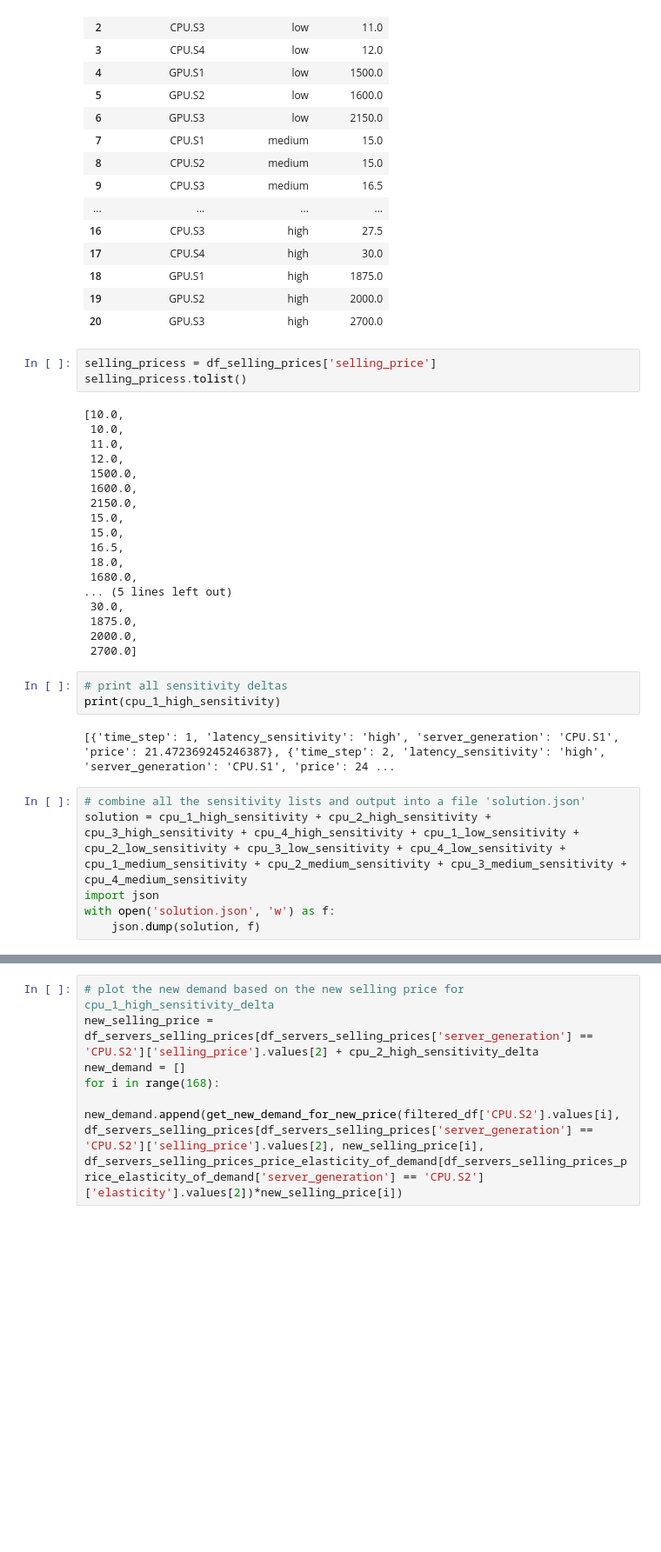
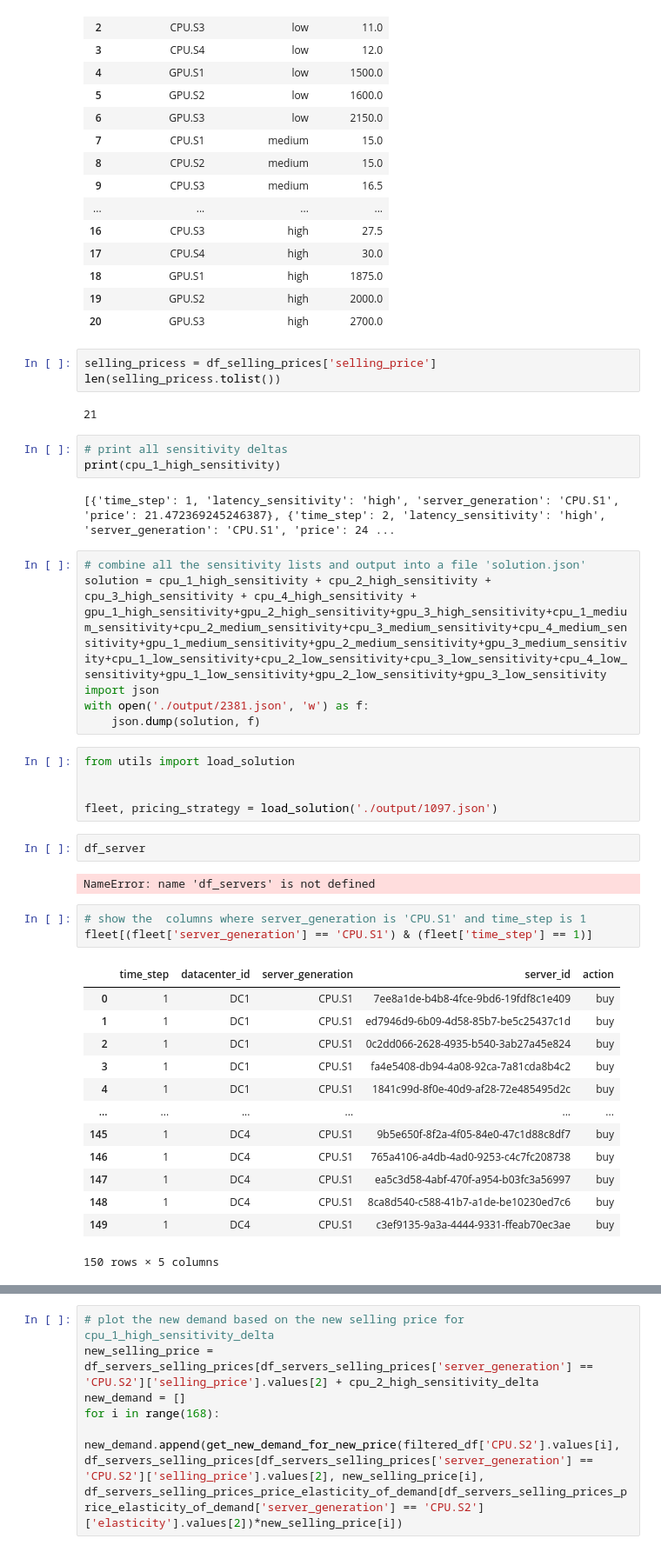
Before and after one commit to wowthecoder/HuaweiTechArena, a Jupyter notebook: experiment.ipynb, the cells around one changed output, grey strips where cells are left out. Shown at 87% size. Saved outputs shown, nothing was run; the diff lists cells and outputs as text; blank space fills up the shorter version.

Commit message:
changed pricing: newest version in 1097.json; tweaked simulated annealing strategy a little (forgot how)

```diff
--- a/experiment.ipynb
+++ b/experiment.ipynb
@@ -453,25 +516,9 @@ df_selling_prices
 | 20 | GPU.S3 | high | 2700.0 |
 # %%
 selling_pricess = df_selling_prices['selling_price']
-selling_pricess.tolist()
+len(selling_pricess.tolist())
 # %% [output]
-[10.0,
- 10.0,
- 11.0,
- 12.0,
- 1500.0,
- 1600.0,
- 2150.0,
- 15.0,
- 15.0,
- 16.5,
- 18.0,
- 1680.0,
-... (5 lines left out)
- 30.0,
- 1875.0,
- 2000.0,
- 2700.0]
+21
 # %%
 # print all sensitivity deltas
 print(cpu_1_high_sensitivity)
@@ -479,7 +526,33 @@ print(cpu_1_high_sensitivity)
 [{'time_step': 1, 'latency_sensitivity': 'high', 'server_generation': 'CPU.S1', 'price': 21.472369245246387}, {'time_step': 2, 'latency_sensitivity': 'high', 'server_generation': 'CPU.S1', 'price': 24 ...
 # %%
 # combine all the sensitivity lists and output into a file 'solution.json'
-solution = cpu_1_high_sensitivity + cpu_2_high_sensitivity + cpu_3_high_sensitivity + cpu_4_high_sensitivity + cpu_1_low_sensitivity + cpu_2_low_sensitivity + cpu_3_low_sensitivity + cpu_4_low_sensitivity + cpu_1_medium_sensitivity + cpu_2_medium_sensitivity + cpu_3_medium_sensitivity + cpu_4_medium_sensitivity
+solution = cpu_1_high_sensitivity + cpu_2_high_sensitivity + cpu_3_high_sensitivity + cpu_4_high_sensitivity + gpu_1_high_sensitivity+gpu_2_high_sensitivity+gpu_3_high_sensitivity+cpu_1_medium_sensitivity+cpu_2_medium_sensitivity+cpu_3_medium_sensitivity+cpu_4_medium_sensitivity+gpu_1_medium_sensitivity+gpu_2_medium_sensitivity+gpu_3_medium_sensitivity+cpu_1_low_sensitivity+cpu_2_low_sensitivity+cpu_3_low_sensitivity+cpu_4_low_sensitivity+gpu_1_low_sensitivity+gpu_2_low_sensitivity+gpu_3_low_sensitivity
 import json
-with open('solution.json', 'w') as f:
+with open('./output/2381.json', 'w') as f:
     json.dump(solution, f)
+# %%
+from utils import load_solution
+
+
+fleet, pricing_strategy = load_solution('./output/1097.json')
+# %%
+df_server
+# %% [output]
+NameError: name 'df_servers' is not defined
+# %%
+# show the  columns where server_generation is 'CPU.S1' and time_step is 1
+fleet[(fleet['server_generation'] == 'CPU.S1') & (fleet['time_step'] == 1)]
+# %% [output]
+|  | time_step | datacenter_id | server_generation | server_id | action |
+| 0 | 1 | DC1 | CPU.S1 | 7ee8a1de-b4b8-4fce-9bd6-19fdf8c1e409 | buy |
+| 1 | 1 | DC1 | CPU.S1 | ed7946d9-6b09-4d58-85b7-be5c25437c1d | buy |
+| 2 | 1 | DC1 | CPU.S1 | 0c2dd066-2628-4935-b540-3ab27a45e824 | buy |
+| 3 | 1 | DC1 | CPU.S1 | fa4e5408-db94-4a08-92ca-7a81cda8b4c2 | buy |
+| 4 | 1 | DC1 | CPU.S1 | 1841c99d-8f0e-40d9-af28-72e485495d2c | buy |
+| ... | ... | ... | ... | ... | ... |
+| 145 | 1 | DC4 | CPU.S1 | 9b5e650f-8f2a-4f05-84e0-47c1d88c8df7 | buy |
+| 146 | 1 | DC4 | CPU.S1 | 765a4106-a4db-4ad0-9253-c4c7fc208738 | buy |
+| 147 | 1 | DC4 | CPU.S1 | ea5c3d58-4abf-470f-a954-b03fc3a56997 | buy |
+| 148 | 1 | DC4 | CPU.S1 | 8ca8d540-c588-41b7-a1de-be10230ed7c6 | buy |
+| 149 | 1 | DC4 | CPU.S1 | c3ef9135-9a3a-4444-9331-ffeab70ec3ae | buy |
+150 rows × 5 columns
```
Also changed, not shown: parts of 8 cells of this notebook, 23 other files.
